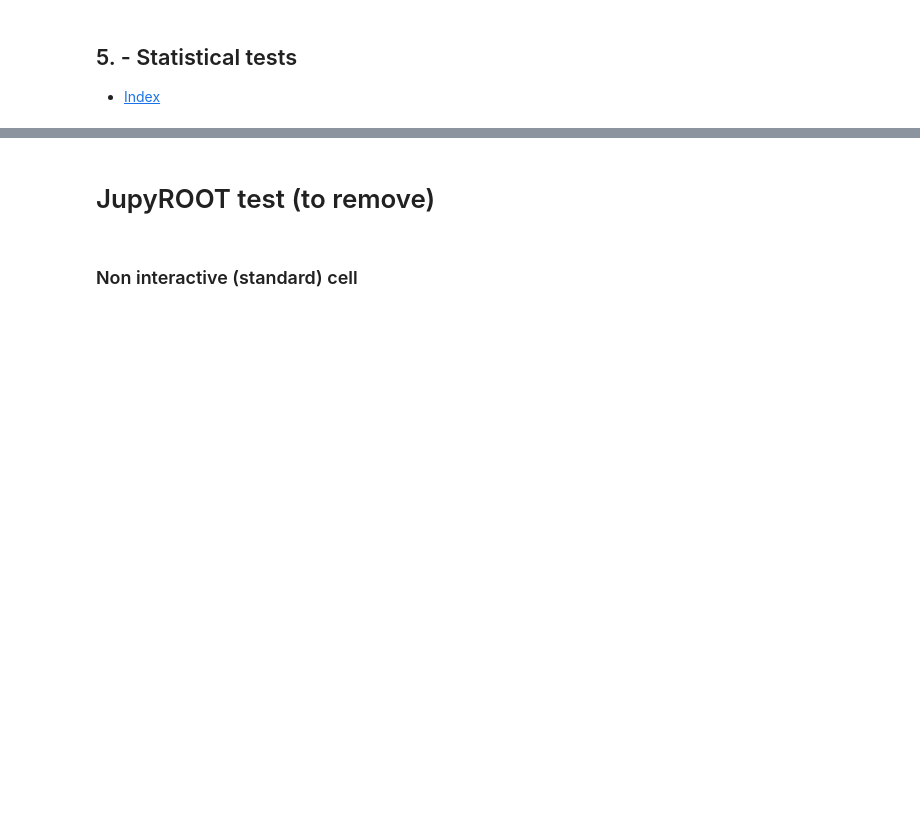
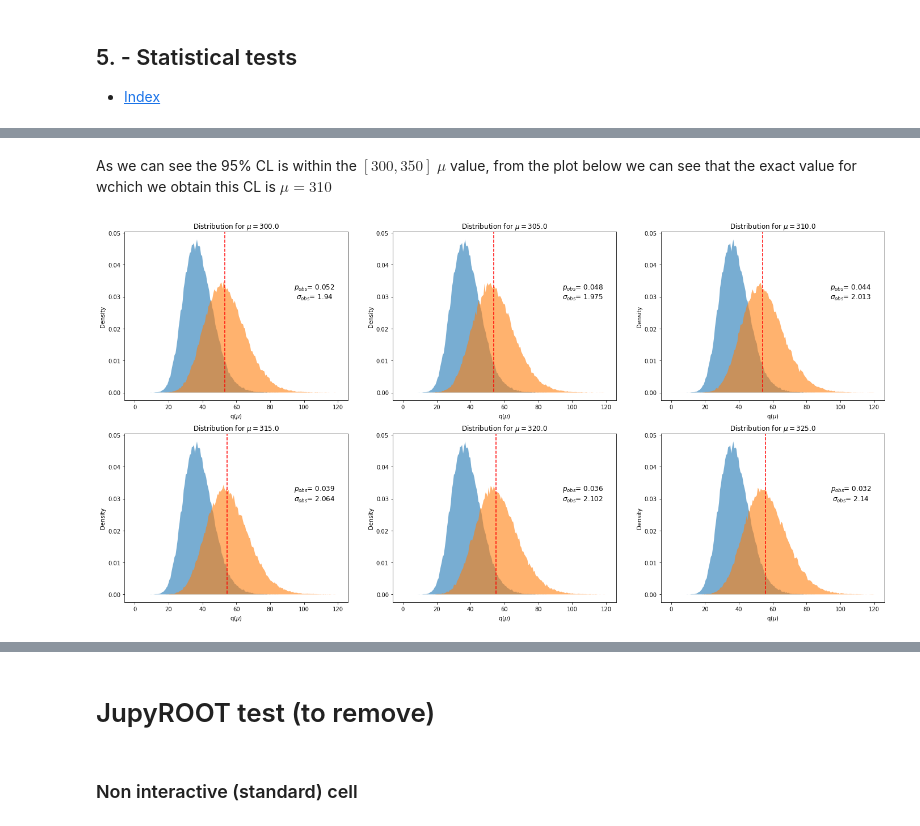
Before and after one commit to pacca4/Project_LocpB_plots, a Jupyter notebook: presentation/presentation_AleModification.ipynb, the cells around one changed output, grey strips where cells are left out. Cells and saved outputs as stored; diff of their text form; code cells hidden in the pictures; blank space fills up the shorter version.

```diff
--- a/presentation/presentation_AleModification.ipynb
+++ b/presentation/presentation_AleModification.ipynb
@@ -289,0 +372,11 @@ The results are then:
+# %% [markdown]
+As we can see the 95% CL is within the $[300, 350]$ $\mu$ value, from the plot below we can see that the exact value for wchich we obtain this CL is $\mu=310$
+# %%
+nr = 2
+nc = 3
+fig, axs = plt.subplots(nr, nc, figsize=(8*nc, 6*nr))
+for i in range(0,nr):
+    for j in range(0,nc):
+        sub_plot_hists(axs[i,j], 200, 60+(j+nc*i))
+# %% [output]
+[figure, added]
```
Also changed, not shown: parts of 14 cells of this notebook, 1 other file.
